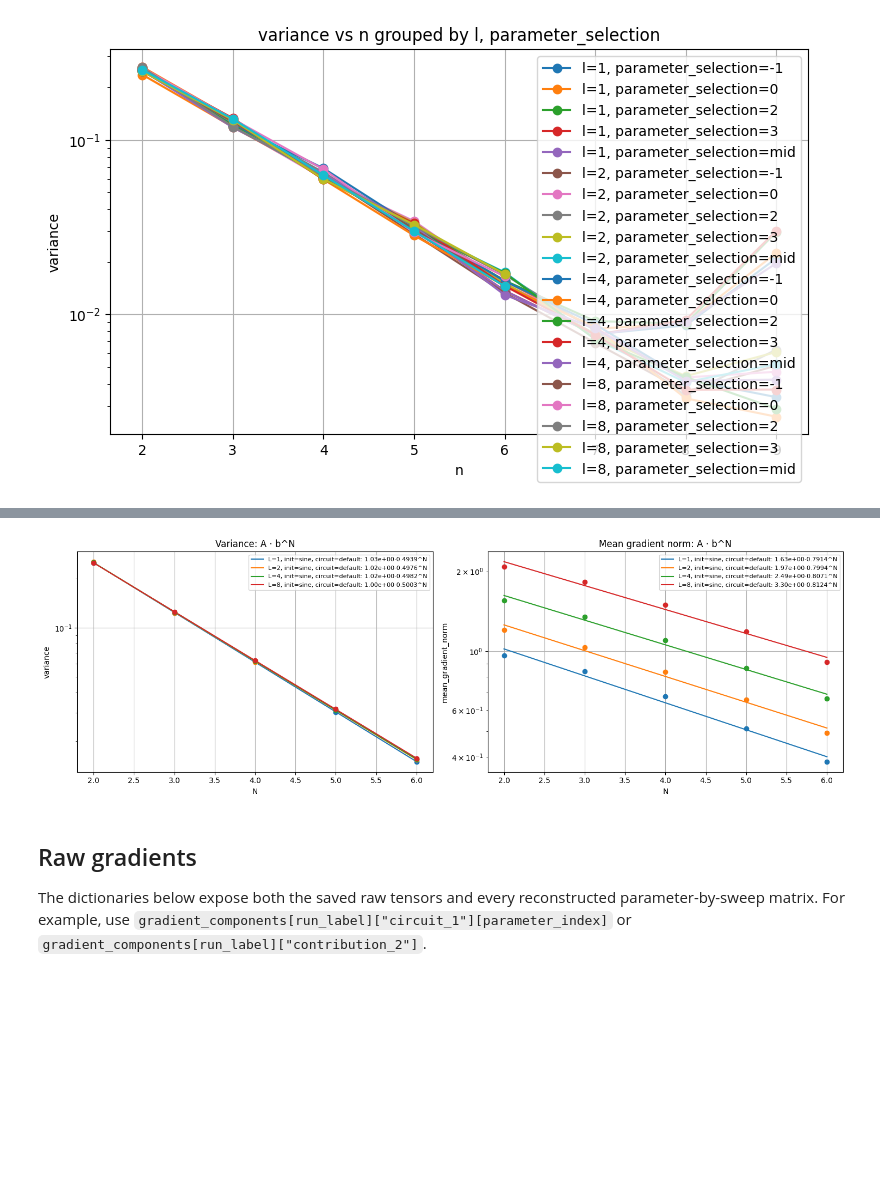
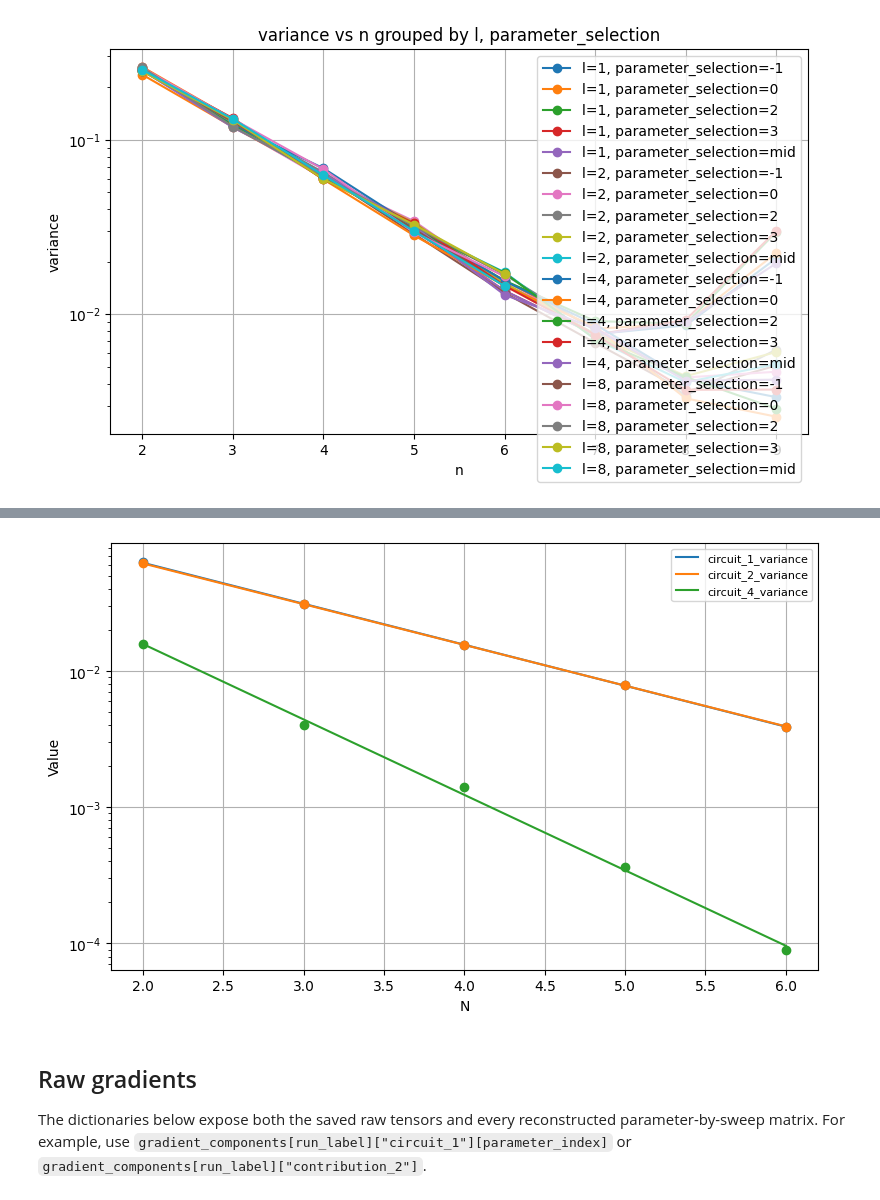
Before and after one commit to Joel-Kunk/VQCFD_quimb, a Jupyter notebook: analysis_variance.ipynb, the cells around one changed output, grey strips where cells are left out. Saved outputs shown, nothing was run; the diff lists cells and outputs as text; code cells hidden in the pictures; blank space fills up the shorter version.

```diff
--- a/analysis_variance.ipynb
+++ b/analysis_variance.ipynb
@@ -238,10 +240,14 @@ For every selected `(L, initial_state, circuit)` combination, the next cell fits
 # %%
 import pandas as pd
+
+FIT_Y = [f"circuit_{i}_variance" for i in [1,2,4]]  # One column or a list of columns
+FIT_GROUP_BY = None  # A column, list of columns, or None
+FIT_Y_LABEL = None  # e.g. "Variance"; None uses FIT_Y (or "Value" for multiple Ys)
 
 # Optional exact selection by full_label; leave as None to use the filters below.
 FIT_RUNS = None  # e.g. ["grad_N2L1", "grad_N3L1", "grad_N4L1"]
 FIT_NS = [2,3,4,5,6]  # e.g. [2, 3, 4, 5, 6]
-FIT_LS = None  # e.g. [1, 2, 4]
+FIT_LS = 2  # e.g. [1, 2, 4]
 FIT_INITIAL_STATES = "sine"  # e.g. ["positive_periodic_wave"]
 FIT_CIRCUITS = "default"  # e.g. ["multiscale_tree", "uni2"]
 
@@ -257,28 +263,55 @@ if FIT_RUNS is not None:
     fit_data = fit_data[fit_data["full_label"].isin(fit_run_labels)].copy()
 if fit_data.empty:
     raise ValueError("No gradient runs remain after applying the fit filters.")
+fit_metrics = [FIT_Y] if isinstance(FIT_Y, str) else list(FIT_Y)
+if not fit_metrics:
+    raise ValueError("FIT_Y must contain at least one column.")
+if any(not isinstance(metric, str) for metric in fit_metrics):
+    raise TypeError("Every FIT_Y column must be a string.")
+fit_metrics = list(dict.fromkeys(fit_metrics))
+missing_metrics = [metric for metric in fit_metrics if metric not in fit_data.columns]
+if missing_metrics:
+    raise KeyError(f"Unknown FIT_Y columns: {missing_metrics}. Available columns: {list(fit_data.columns)}")
 
-group_columns = ["l", "initial_state", "circuit"]
-metrics = [("variance", "Variance"), ("mean_gradient_norm", "Mean gradient norm")]
-fig, axes = plt.subplots(1, 2, figsize=(15, 5), sharex=True)
+group_columns = (
+    [] if FIT_GROUP_BY is None
+    else [FIT_GROUP_BY] if isinstance(FIT_GROUP_BY, str)
+    else list(FIT_GROUP_BY)
+)
+missing_group_columns = [column for column in group_columns if column not in fit_data.columns]
+if missing_group_columns:
+    raise KeyError(f"Unknown FIT_GROUP_BY columns: {missing_group_columns}")
+fig, ax = plt.subplots(figsize=(8, 5))
 fit_records = []
 skipped_fits = []
+multiple_metrics = len(fit_metrics) > 1
 
-for ax, (metric, title) in zip(axes, metrics):
-    for group_values, group in fit_data.groupby(group_columns, dropna=False, sort=True):
+for metric in fit_metrics:
+    grouped_fit_data = (
+        fit_data.groupby(group_columns, dropna=False, sort=True)
+        if group_columns
+        else [((), fit_data)]
+    )
+    for group_values, group in grouped_fit_data:
+        group_values = group_values if isinstance(group_values, tuple) else (group_values,)
+        group_metadata = dict(zip(group_columns, group_values))
         points = pd.DataFrame({
             "n": pd.to_numeric(group["n"], errors="coerce"),
-            metric: pd.to_numeric(group[metric], errors="coerce"),
+            "value": pd.to_numeric(group[metric], errors="coerce"),
         }).dropna()
-        points = points[np.isfinite(points[metric]) & (points[metric] > 0)]
-        points = points.groupby("n", as_index=False)[metric].mean().sort_values("n")
+        points = points[np.isfinite(points["value"]) & (points["value"] > 0)]
+        points = points.groupby("n", as_index=False)["value"].mean().sort_values("n")
 
         if points["n"].nunique() < 2:
-            skipped_fits.append((metric, *group_values, "fewer than two positive N-points"))
+            skipped_fits.append({
+                "metric": metric,
+                **group_metadata,
+                "reason": "fewer than two positive N-points",
+            })
             continue
 
         n_values = points["n"].to_numpy(dtype=float)
-        y_values = points[metric].to_numpy(dtype=float)
+        y_values = points["value"].to_numpy(dtype=float)
         log_base, log_amplitude = np.polyfit(n_values, np.log(y_values), 1)
         amplitude = float(np.exp(log_amplitude))
         base = float(np.exp(log_base))
@@ -287,20 +320,25 @@ for ax, (metric, title) in zip(axes, metrics):
         log_total = np.sum((np.log(y_values) - np.mean(np.log(y_values))) ** 2)
         r2_log = float(1 - log_residual / log_total) if log_total > 0 else np.nan
 
-        l_value, initial_state, circuit = group_values
-        group_label = f"L={l_value}, init={initial_state}, circuit={circuit}"
+        label_names = {"l": "L", "n": "N", "initial_state": "init"}
+        group_label = ", ".join(
+            f"{label_names.get(column, column)}={value}"
+            for column, value in group_metadata.items()
+        )
+        label_parts = [metric] if multiple_metrics else []
+        if group_label:
+            label_parts.append(group_label)
+        line_label = ", ".join(label_parts) or None
         n_fit = np.linspace(n_values.min(), n_values.max(), 200)
         fit_line, = ax.plot(
             n_fit,
             amplitude * base**n_fit,
-            label=f"{group_label}: {amplitude:.2e}·{base:.4f}^N",
+            label=line_label,
         )
         ax.scatter(n_values, y_values, color=fit_line.get_color(), zorder=3)
         fit_records.append({
             "metric": metric,
-            "l": l_value,
-            "initial_state": initial_state,
-            "circuit": circuit,
+            **group_metadata,
             "amplitude_A": amplitude,
             "base_b": base,
             "log_base": float(log_base),
@@ -308,12 +346,12 @@ for ax, (metric, title) in zip(axes, metrics):
             "n_points": len(n_values),
         })
 
-    ax.set_title(f"{title}: A · b^N")
-    ax.set_xlabel("N")
-    ax.set_ylabel(metric)
-    ax.set_yscale("log")
-    if ax.has_data():
-        ax.legend(fontsize=8)
+ax.set_xlabel("N")
+default_y_label = fit_metrics[0] if not multiple_metrics else "Value"
+ax.set_ylabel(default_y_label if FIT_Y_LABEL is None else FIT_Y_LABEL)
+ax.set_yscale("log")
+if (group_columns or multiple_metrics) and ax.has_data():
+    ax.legend(fontsize=8)
 
 fig.tight_layout()
 fit_results = pd.DataFrame(fit_records)
@@ -335,4 +368,4 @@ fit_results
-[figure, old version]
+[figure, new version]
 # %% [markdown]
 ## Raw gradients
 
```
Also changed, not shown: parts of 4 cells of this notebook, 2 other files.
